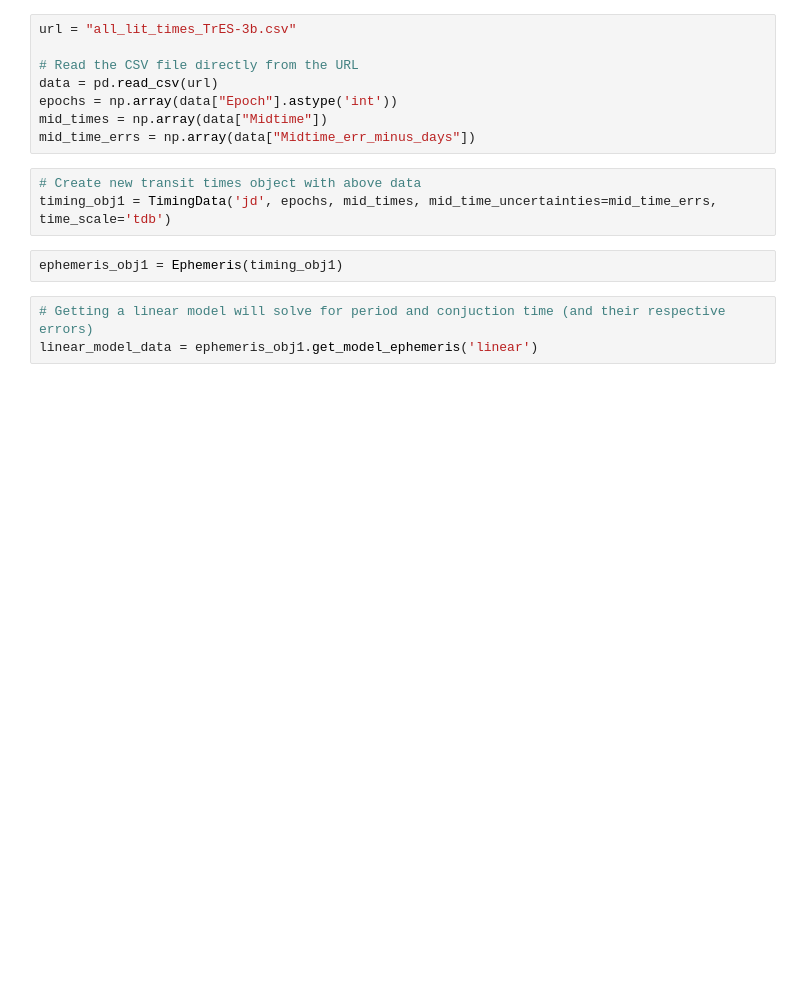
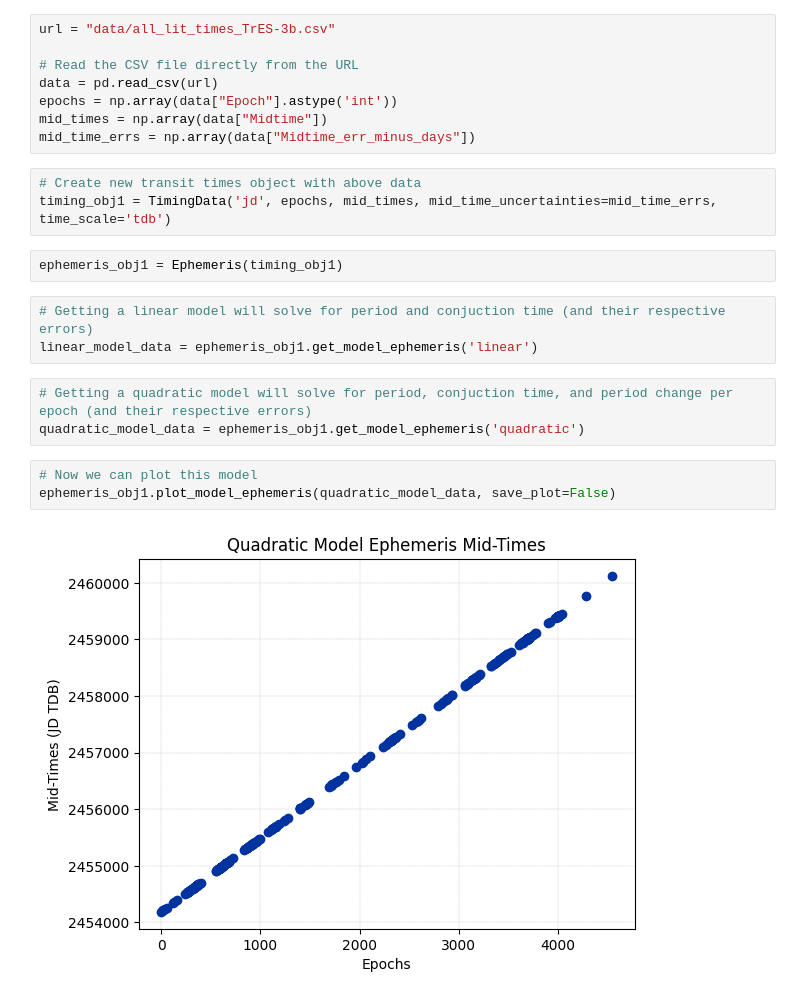
Before and after one commit to maliabarker/tres3-occultation, a Jupyter notebook: tres_3b.ipynb, the cells around one changed output. Cells and saved outputs as stored; diff of their text form; blank space fills up the shorter version.

```diff
--- a/tres_3b.ipynb
+++ b/tres_3b.ipynb
@@ -8,5 +11,5 @@ from susie.ephemeris import Ephemeris
 # %%
-url = "all_lit_times_TrES-3b.csv"
+url = "data/all_lit_times_TrES-3b.csv"
 
 # Read the CSV file directly from the URL
 data = pd.read_csv(url)
@@ -21,3 +24,11 @@ ephemeris_obj1 = Ephemeris(timing_obj1)
 # %%
 # Getting a linear model will solve for period and conjuction time (and their respective errors)
 linear_model_data = ephemeris_obj1.get_model_ephemeris('linear')
+# %%
+# Getting a quadratic model will solve for period, conjuction time, and period change per epoch (and their respective errors)
+quadratic_model_data = ephemeris_obj1.get_model_ephemeris('quadratic')
+# %%
+# Now we can plot this model
+ephemeris_obj1.plot_model_ephemeris(quadratic_model_data, save_plot=False)
+# %% [output]
+[figure, added]
```
Also changed, not shown: parts of 8 cells of this notebook, 8 other files.
